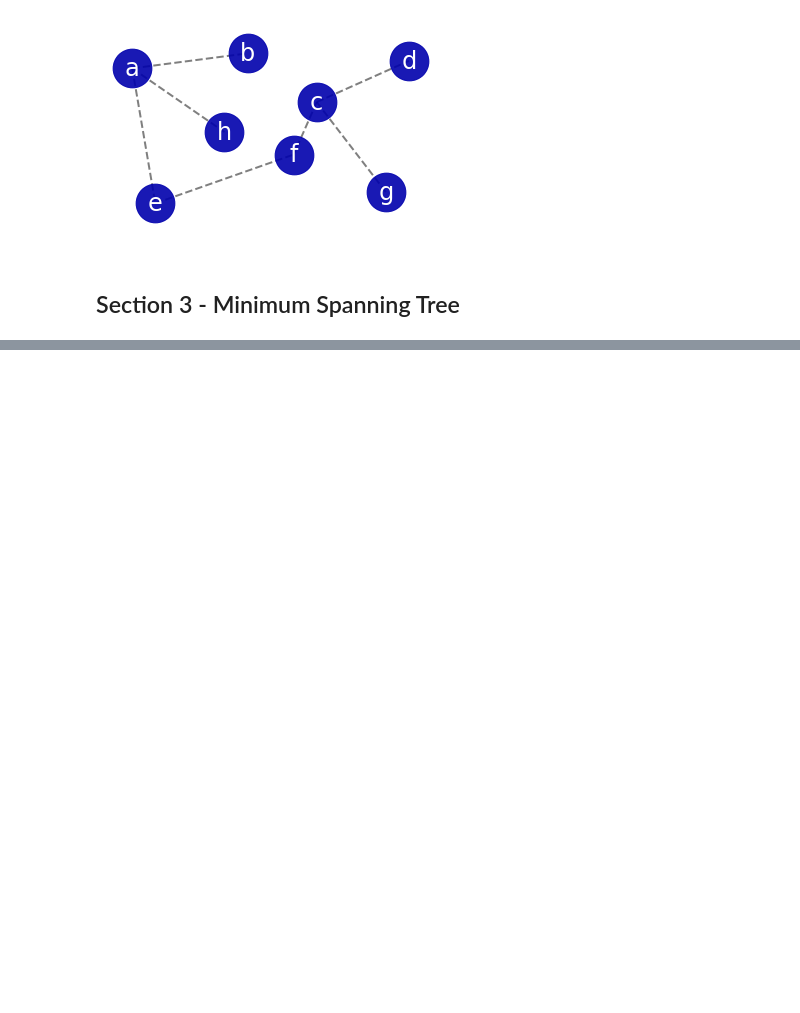
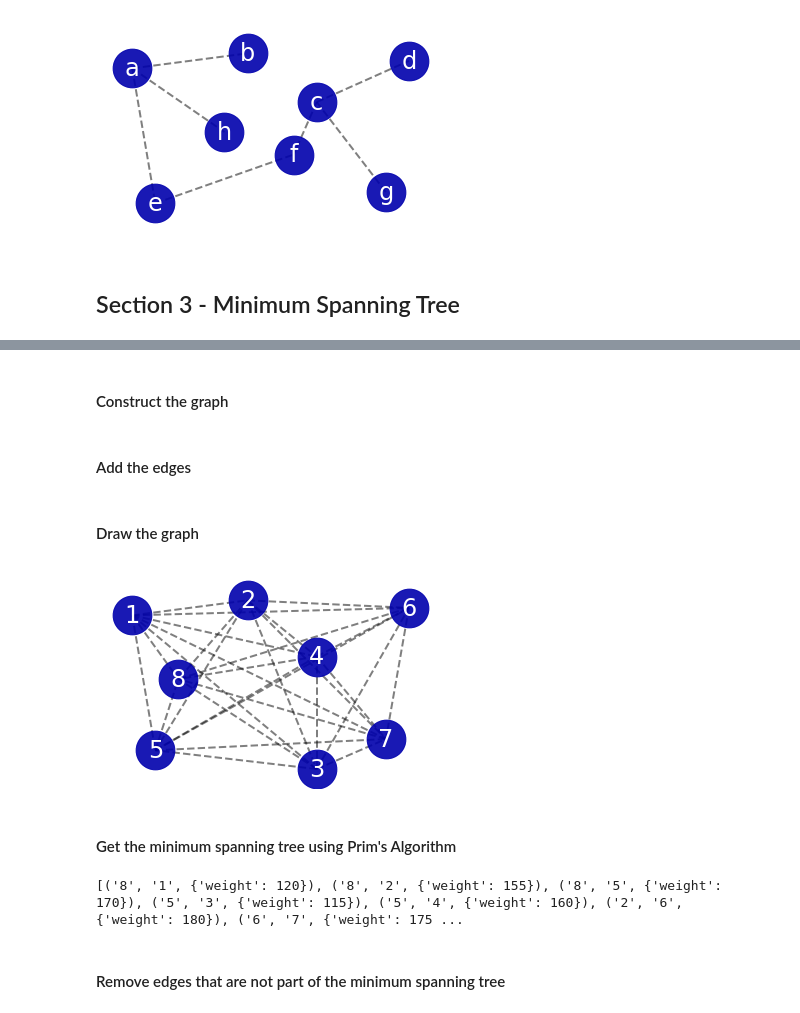
Before and after one commit to michaeldavitt/COMP20230_Sorting_and_Graphs, a Jupyter notebook: 17309836.ipynb, the cells around one changed output, grey strips where cells are left out. Drawn from its saved outputs; the diff is of its cells as text; code cells hidden in the pictures; blank space fills up the shorter version.

Commit message:
Verifies minimum spanning tree results using networkx package

```diff
--- a/17309836.ipynb
+++ b/17309836.ipynb
@@ -415,0 +382,2 @@ limits=plt.axis('off') # turn of axis
+# %% [markdown]
+#### Construct the graph
@@ -415,0 +394,54 @@ limits=plt.axis('off') # turn of axis
+# %% [markdown]
+#### Add the edges
+# %%
+G.add_edge('1', '2', weight=240)
+G.add_edge('1', '3', weight=210)
+G.add_edge('1', '4', weight=340)
+G.add_edge('1', '5', weight=280)
+G.add_edge('1', '6', weight=200)
+G.add_edge('1', '7', weight=345)
+G.add_edge('1', '8', weight=120)
+G.add_edge('2', '3', weight=265)
+G.add_edge('2', '4', weight=175)
+G.add_edge('2', '5', weight=215)
+G.add_edge('2', '6', weight=180)
+G.add_edge('2', '7', weight=185)
+G.add_edge('2', '8', weight=155)
+G.add_edge('3', '4', weight=260)
+G.add_edge('3', '5', weight=115)
+G.add_edge('3', '6', weight=350)
+G.add_edge('3', '7', weight=435)
+G.add_edge('3', '8', weight=195)
+G.add_edge('4', '5', weight=160)
+G.add_edge('4', '6', weight=330)
+G.add_edge('4', '7', weight=295)
+G.add_edge('4', '8', weight=230)
+G.add_edge('5', '6', weight=360)
+G.add_edge('5', '7', weight=400)
+G.add_edge('5', '8', weight=170)
+G.add_edge('6', '7', weight=175)
+G.add_edge('6', '8', weight=205)
+G.add_edge('7', '8', weight=305)
+# %% [markdown]
+#### Draw the graph
+# %%
+# pos = nx.spring_layout(G) # for a random layout
+pos= {'1': [-.8, .1], '2': [-.3, .5], '3': [0, -4.0], '4': [0, -1.0], '5': [-.7, -3.5], '6': [0.4, 0.3], '7': [.3, -3.2], '8': [ -.6, -1.6]}
+nx.draw_networkx_nodes(G, pos, node_size=1500, alpha=.9, node_color='#0000ac')
+nx.draw_networkx_edges(G, pos,
+                           width=2, alpha=0.5, edge_color='k', style='dashed')
+nx.draw_networkx_labels(G, pos, font_size=24, font_family='sans-serif', font_color='white')
+plt.ylim([-4.5,1.3])
+limits=plt.axis('off') # turn of axis
+# %% [output]
+[figure, added]
+# %% [markdown]
+#### Get the minimum spanning tree using Prim's Algorithm
+# %%
+mst = nx.minimum_spanning_edges(G, algorithm="prim")
+edgelist = list(mst)
+print(edgelist)
+# %% [output]
+[('8', '1', {'weight': 120}), ('8', '2', {'weight': 155}), ('8', '5', {'weight': 170}), ('5', '3', {'weight': 115}), ('5', '4', {'weight': 160}), ('2', '6', {'weight': 180}), ('6', '7', {'weight': 175 ...
+# %% [markdown]
+#### Remove edges that are not part of the minimum spanning tree
```
Also changed, not shown: parts of 49 cells of this notebook.
